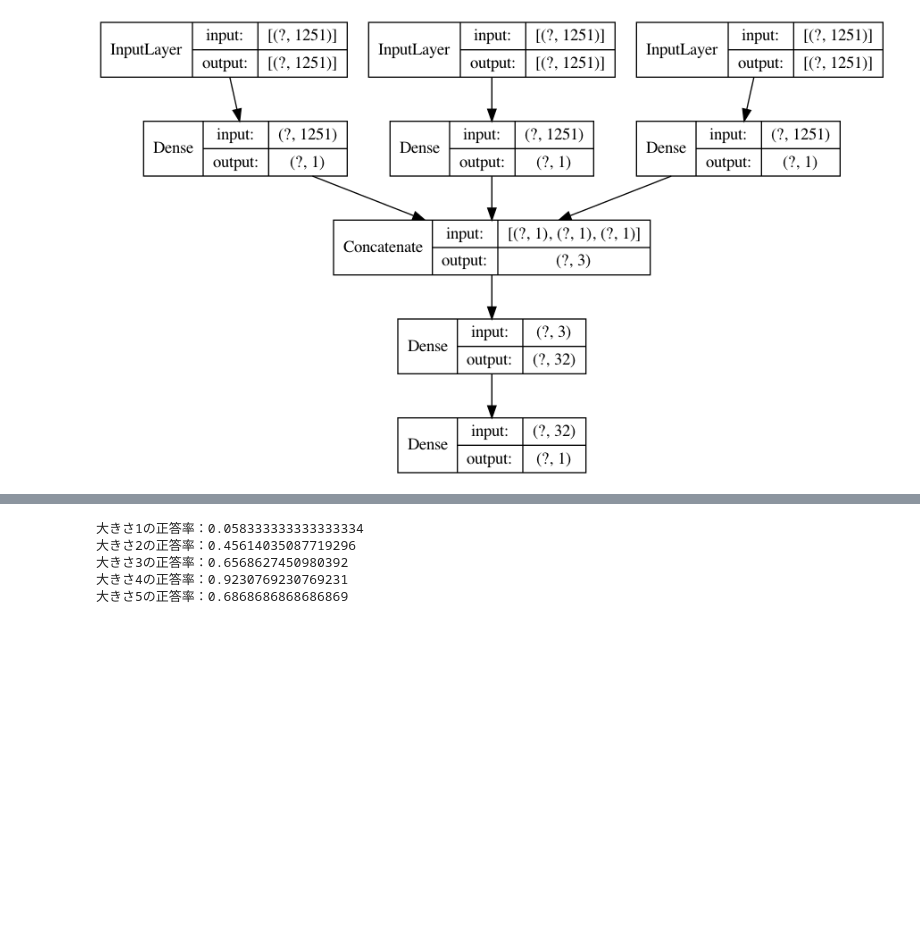
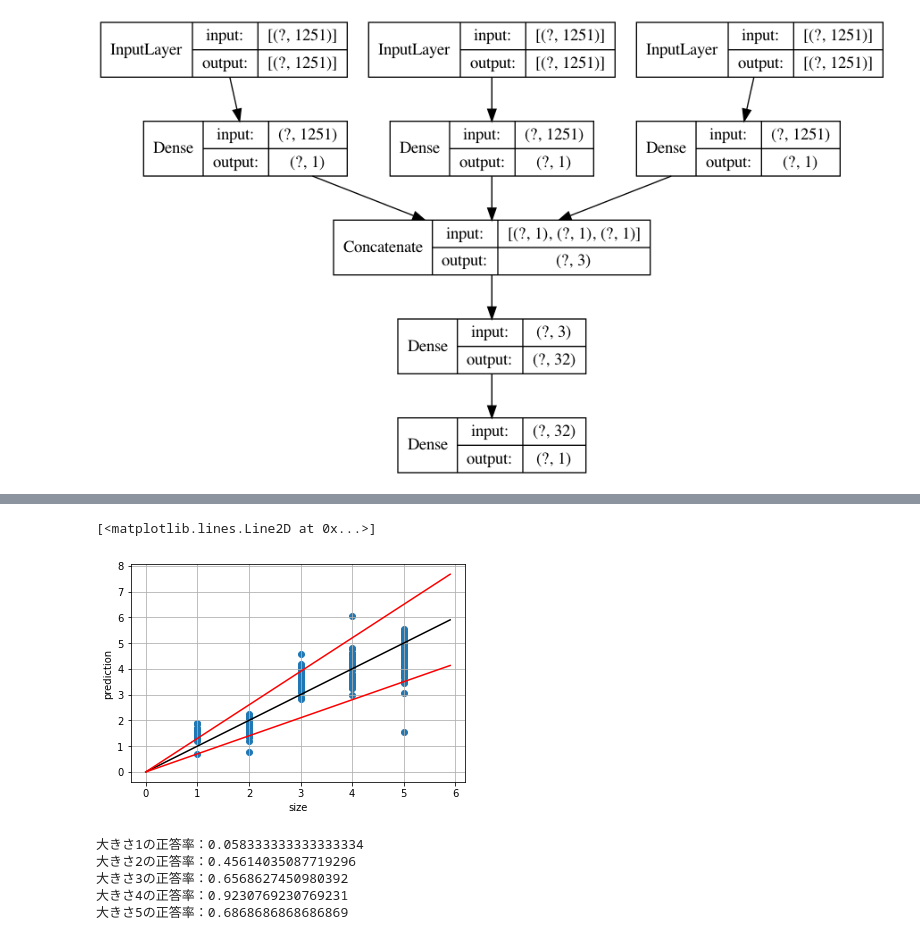
Before and after one commit to shirafuji/graduation_thesis, a Jupyter notebook: machine_learning_master/reverse_analysis.ipynb, the cells around one changed output, grey strips where cells are left out. Cells and saved outputs as stored; diff of their text form; code cells hidden in the pictures; blank space fills up the shorter version.

```diff
--- a/machine_learning_master/reverse_analysis.ipynb
+++ b/machine_learning_master/reverse_analysis.ipynb
@@ -318,7 +318,7 @@ combined = concatenate([x.output, y.output, z.output])
 
 # 密結合
 cnn = Flatten()(combined)
-cnn = Dense(1, activation="linear")(cnn)
+cnn = Dense(1, activation="relu")(cnn)
 
 # モデル定義とコンパイル
 cnn_size_model = Model(inputs=[x.input, y.input, z.input], outputs=cnn)
@@ -385,30 +391,33 @@ plt.show()
 # %%
 # 散布図表示
 size_predict = cnn_size_model.predict([size_x_test1,size_x_test2,size_x_test3])
 size_answer = size_y_test
 
 plt.scatter(size_answer, size_predict)
-plt.xlabel("欠陥の大きさ")
-plt.ylabel("推定した欠陥の大きさ")
+plt.xlabel("size")
+plt.ylabel("prediction")
 plt.grid(True)
 ## y=xの直線をひく
 x = []
 for i in range(60):
     x.append(i*0.1)
 y = []
 for i in range(60):
-    y.append(i*60)
+    y.append(i*0.1)
 plt.plot(x, y, color='black')
-## 誤差-20%の直線を引く
+## 誤差-30%の直線を引く
 y = []
 for i in range(60):
-    y.append(i*0.1*0.8)
+    y.append(i*0.1*0.7)
 plt.plot(x, y, color='red')
-## 誤差+20%の直線を引く
+## 誤差+30%の直線を引く
 y = []
 for i in range(60):
-    y.append(i*0.1*1.2)
+    y.append(i*0.1*1.3)
 plt.plot(x, y, color='red')
+# %% [output]
+[<matplotlib.lines.Line2D at 0x...>]
+[figure, added]
 # %%
 #大きさごとの推定精度の確認：20%以下
 size_predict = cnn_size_model.predict([size_x_test1,size_x_test2,size_x_test3])
```
Also changed, not shown: parts of 4 cells of this notebook.
